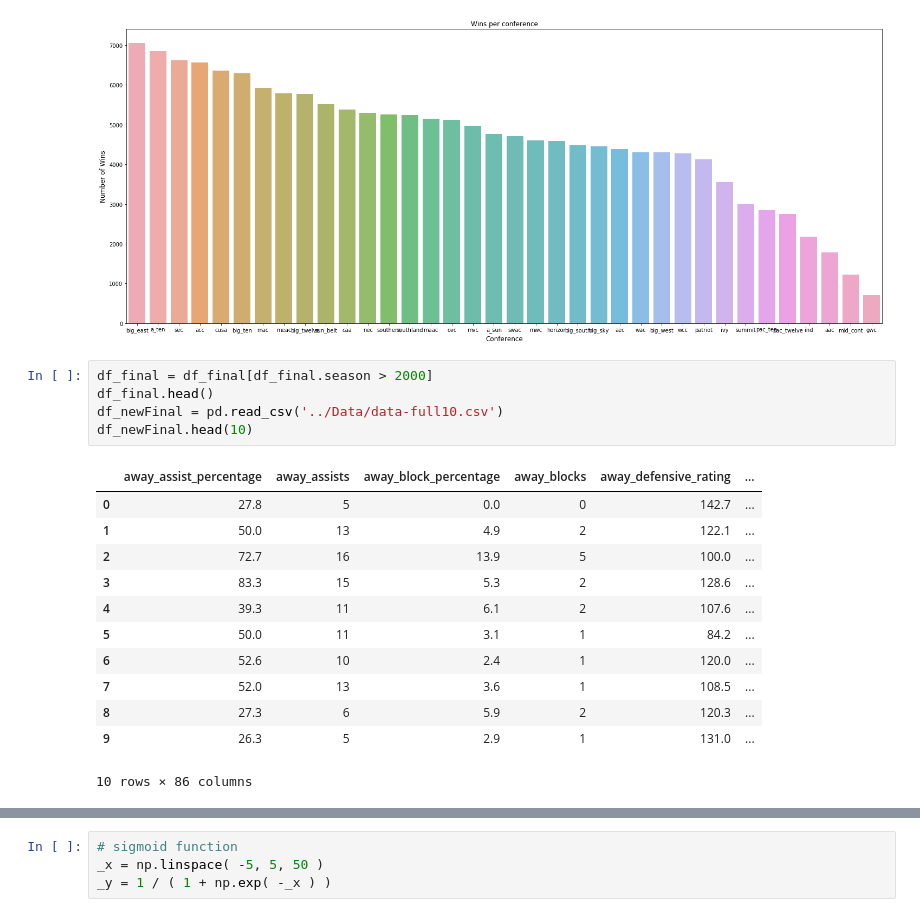
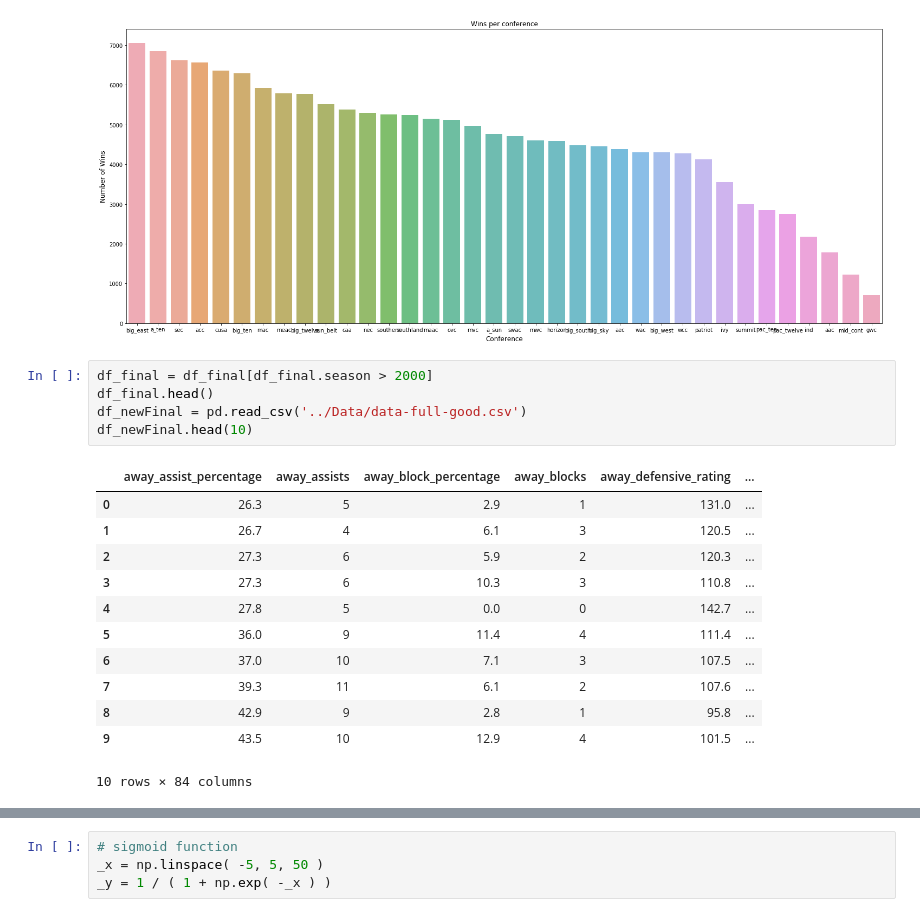
Before and after one commit to vivtalla/EECS_738_Final_Project, a Jupyter notebook: Notebooks/NeuralNetwork.ipynb, the cells around one changed output, grey strips where cells are left out. Cells and saved outputs as stored; diff of their text form.

```diff
--- a/Notebooks/NeuralNetwork.ipynb
+++ b/Notebooks/NeuralNetwork.ipynb
@@ -65,21 +65,21 @@ plt.show()
 # %%
 df_final = df_final[df_final.season > 2000]
 df_final.head()
-df_newFinal = pd.read_csv('../Data/data-full10.csv')
+df_newFinal = pd.read_csv('../Data/data-full-good.csv')
 df_newFinal.head(10)
 # %% [output]
 |  | away_assist_percentage | away_assists | away_block_percentage | away_blocks | away_defensive_rating | ... |
-| 0 | 27.8 | 5 | 0.0 | 0 | 142.7 | ... |
-| 1 | 50.0 | 13 | 4.9 | 2 | 122.1 | ... |
-| 2 | 72.7 | 16 | 13.9 | 5 | 100.0 | ... |
-| 3 | 83.3 | 15 | 5.3 | 2 | 128.6 | ... |
-| 4 | 39.3 | 11 | 6.1 | 2 | 107.6 | ... |
-| 5 | 50.0 | 11 | 3.1 | 1 | 84.2 | ... |
-| 6 | 52.6 | 10 | 2.4 | 1 | 120.0 | ... |
-| 7 | 52.0 | 13 | 3.6 | 1 | 108.5 | ... |
-| 8 | 27.3 | 6 | 5.9 | 2 | 120.3 | ... |
-| 9 | 26.3 | 5 | 2.9 | 1 | 131.0 | ... |
+| 0 | 26.3 | 5 | 2.9 | 1 | 131.0 | ... |
+| 1 | 26.7 | 4 | 6.1 | 3 | 120.5 | ... |
+| 2 | 27.3 | 6 | 5.9 | 2 | 120.3 | ... |
+| 3 | 27.3 | 6 | 10.3 | 3 | 110.8 | ... |
+| 4 | 27.8 | 5 | 0.0 | 0 | 142.7 | ... |
+| 5 | 36.0 | 9 | 11.4 | 4 | 111.4 | ... |
+| 6 | 37.0 | 10 | 7.1 | 3 | 107.5 | ... |
+| 7 | 39.3 | 11 | 6.1 | 2 | 107.6 | ... |
+| 8 | 42.9 | 9 | 2.8 | 1 | 95.8 | ... |
+| 9 | 43.5 | 10 | 12.9 | 4 | 101.5 | ... |
-10 rows × 86 columns
+10 rows × 84 columns
 # %%
 #use label encoder to enumerate the type of species
 from sklearn.preprocessing import LabelEncoder
```
Also changed, not shown: parts of 8 cells of this notebook, 1 other file.
